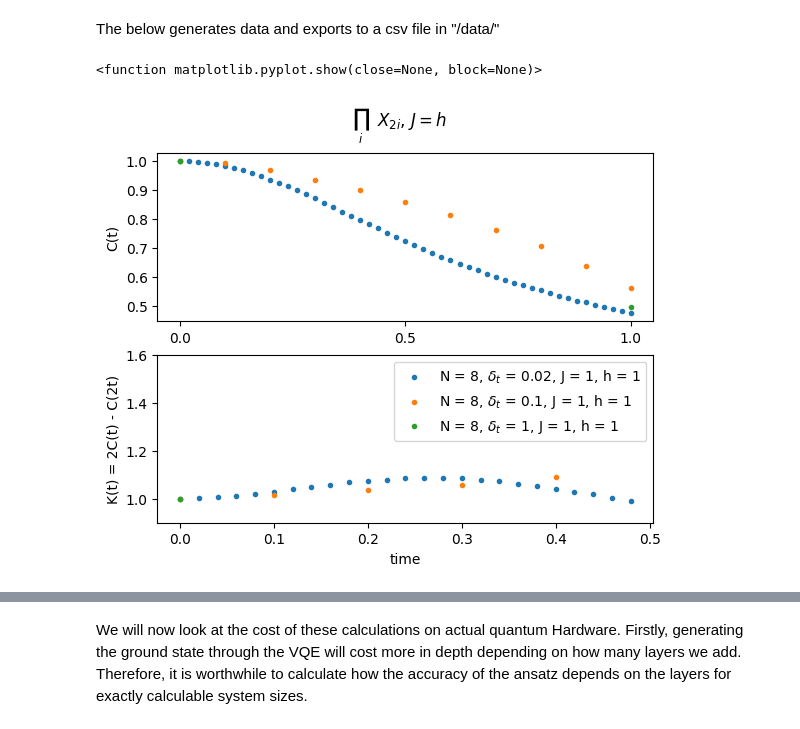
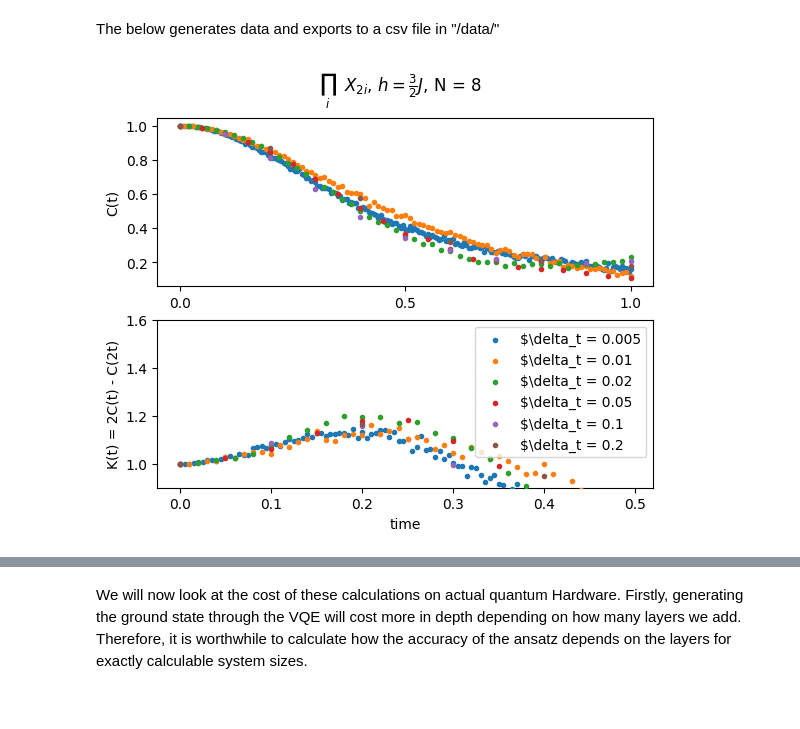
Before and after one commit to IanROsborne/Quantum_Metrology_Fisher_LG, a Jupyter notebook: TFI_defs.ipynb, the cells around one changed output, grey strips where cells are left out. Drawn from its saved outputs; the diff is of its cells as text; code cells hidden in the pictures.

```diff
--- a/TFI_defs.ipynb
+++ b/TFI_defs.ipynb
@@ -201,13 +203,13 @@ simulated K value: 1.171
 # %% [markdown]
 We will need an efficient way to construct the ground state. We will use a Hamiltonian variational approach.
 # %%
-def TFI_HVA_ansatz(qc, layers):
+def TFI_HVA_ansatz(qc, layers, x_pol_Bool = False):
     '''Builds a TFI HVA ansatz with the given number of layers and parameters J and h'''
 
     chain_len = qc.num_qubits - qc.num_ancillas
     params = []
 
-    if h > J:                   #If we are in the paramagnetic phase, we can construct a zeroth order approximation to the gs by converting to the x polarized state
+    if x_pol_Bool:                   #If we are in the paramagnetic phase, we can construct a zeroth order approximation to the gs by converting to the x polarized state
         for i in range(chain_len):
             qc.h(i)
 
@@ -255,18 +257,25 @@ def run_tfim_vqe(qc, J, h, layers = 1 , model= "HVA"):
     # Create Hamiltonian
     hamiltonian = Hamiltonian(qc, J, h)
 
+    x_pol_Bool = h > J  # Determine if we are in the paramagnetic phase for HVA ansatz initialization
+
     if model == "HVA":
-        ansatz, params = TFI_HVA_ansatz(qc, layers )
+        ansatz, params = TFI_HVA_ansatz(qc, layers , x_pol_Bool)
     elif model == "SPA":
         ansatz, params = symmetry_preserving_ansatz(qc, layers )
 
     # Set up optimizer
-    optimizer = SPSA(maxiter=200)
+    optimizer = SPSA(maxiter=300)
+
+    if (J / h > 0.7) and (J/h < 1.4):
+        initial_point = None
+    else:
+        initial_point = [0.0] * len(params)
 
     # Initialize VQE
     backend = AerSimulator()
     estimator = Estimator(backend=backend)
-    vqe = VQE(estimator, ansatz, optimizer)
+    vqe = VQE(estimator, ansatz, optimizer, initial_point=initial_point)
 
     # Run VQE
     result = vqe.compute_minimum_eigenvalue(operator=hamiltonian)
@@ -367,20 +410,27 @@ def Quantum_Fisher(state, Ham, Qop):
 # %% [markdown]
 The below generates data and exports to a csv file in "/data/"
 # %%
-chain_len , time , delta, J, h, measure, psi = 8, 1, .02, 1, 1, 'X_even', "GS"
+chain_len , time , delta, J, h, measure, psi, layers  = 8, 1, .1, 1, 1.5, 'X_even', "GS", 2
+
 
 time_range = [i * delta for i in range(int(time/delta)+1)]
+
+layer = ''
+if psi == "GS":
+    layer = "layers" + str(layers)
 
 qc = circuit_initialize(chain_len, 2, 2)
 if psi == "X_pol":
     for i in range(chain_len):  #initialize ground state in x basis (large magnetic field)
         qc.h(i)
 elif psi == 'GS':
-    energy, params, qc = run_tfim_vqe(qc, J, h, layers = 2 , model= "HVA")
+    energy, params, qc = run_tfim_vqe(qc, J, h, layers = layers , model= "HVA")
+qcTrot = qc.copy("qcTrot")
 
 C_data = TFI_efficient_sim(qc, time, delta, J, h, measure)
 
-csv_path = os.getcwd() + "/data/" + "L"+str(chain_len) + 'time'+ str(time) + 'd' + str( delta)+ "J" + str(J) + "h" + str(h) +str(measure) + "psi" + psi  +'.csv'
+
+csv_path = os.getcwd() + "/data/" + "L"+str(chain_len) + 'time'+ str(time) + 'd' + str( delta)+ "J" + str(J) + "h" + str(h) +str(measure) + "psi" + psi + layer +'.csv'
 
 rows = [time_range, C_data]
 with open(csv_path, 'w', newline='') as f:
@@ -388,44 +438,46 @@ with open(csv_path, 'w', newline='') as f:
     writer.writerows(rows)
 # %%
 
-plt_dta = [[8,1 , .02, 1, 1, 'X_even', "GS"], [8, 1, .1, 1, 1, 'X_even', "GS"], [8, 1, 1, 1, 1, 'X_even', "GS"]]
+plt_dta = [  [8, 1, .005, 1, 1.5, 'X_even', "GS",2], [8, 1, .01, 1, 1.5, 'X_even', "GS",2], [8, 1, .02, 1, 1.5, 'X_even', "GS",2], [8, 1, .05, 1, 1.5, 'X_even', "GS", 2],  [8, 1, .1, 1, 1.5, 'X_even', "GS",2],  [8, 1, .2, 1, 1.5, 'X_even', "GS",2]]
 
 fig, ax = plt.subplots(2)
 
 for i in plt_dta:
-    chain_len , time , delta, J, h, measure, psi  = i
-    csv_path = os.getcwd() + "/data/" + "L"+str(chain_len) + 'time'+ str(time) + 'd' + str( delta)+ "J" + str(J) + "h" + str(h) +str(measure) + "psi" + psi  +'.csv'
+    chain_len , time , delta, J, h, measure, psi , layers = i
+    layer = ''
+    if psi == "GS":
+        layer = "layers" + str(layers)
+    csv_path = os.getcwd() + "/data/" + "L"+str(chain_len) + 'time'+ str(time) + 'd' + str( delta)+ "J" + str(J) + "h" + str(h) +str(measure) + "psi" + psi + layer +'.csv'
 
 
     with open(csv_path, newline='') as f:
         reader = csv.reader(f)
         [time_range, dta] = [[float(x) for x in row] for row in reader]
 
     half_len = len(dta)//2
     dta_K = [2 * dta[j] - dta[2 * j] for j in range(half_len) ]
 
-    ax[1].scatter(time_range[:half_len]  , dta_K ,  marker= ".", label = "N = " + str(chain_len) + ", $\\delta_t$ = " + str(delta) + ", J = " + str(J) + ", h = " + str(h) , zorder = 3)
+    ax[1].scatter(time_range[:half_len]  , dta_K ,  marker= ".", label = "$\\delta_t = $" + str(delta)   , zorder = 3)
     ax[0].scatter(time_range  , dta ,  marker= ".", label = "N = " + str(chain_len) + ", $\\delta_t$ = " + str(delta) , zorder = 3)
 
 
 #classical bound
 #ax[1].axhline( y=1.5, color="0.9", linestyle = "--")
 #ax[1].axhline( y=QFI_bound, color="0.9", linestyle = "--", label = "$1/8(F_Q) + \\langle (S^z_0 e^{i \\pi S^z_1}S^z_2)^2\\rangle$")
 
 
-fig.suptitle(" $\\prod_i ~~X_{2i}$, $J = h$")
+fig.suptitle(" $\\prod_i ~~X_{2i}$, $h = \\frac{3}{2}J$, N = 8")
 ax[0].xaxis.set_major_locator(tck.MultipleLocator(base = .5))
 ax[1].xaxis.set_major_locator(tck.MultipleLocator(base = .1))
 plt.xlabel("time")
 ax[0].set(ylabel = "C(t)")
 ax[1].set(ylabel = "K(t) = 2C(t) - C(2t)")
 plt.ylim((0.9,1.6))
 plt.title("")
 plt.legend()
 
-plt.show
+plt.show()
 # %% [output]
-<function matplotlib.pyplot.show(close=None, block=None)>
-[figure, old version]
+[figure, new version]
 # %%
 #Save plot
```
Also changed, not shown: parts of 14 cells of this notebook, 10 other files.
